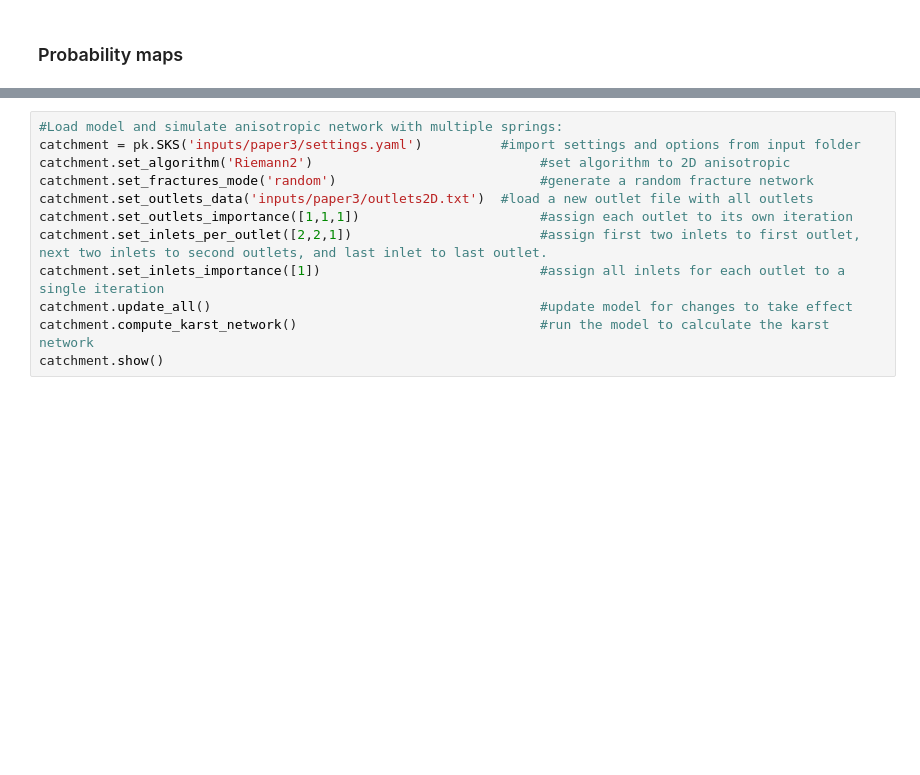
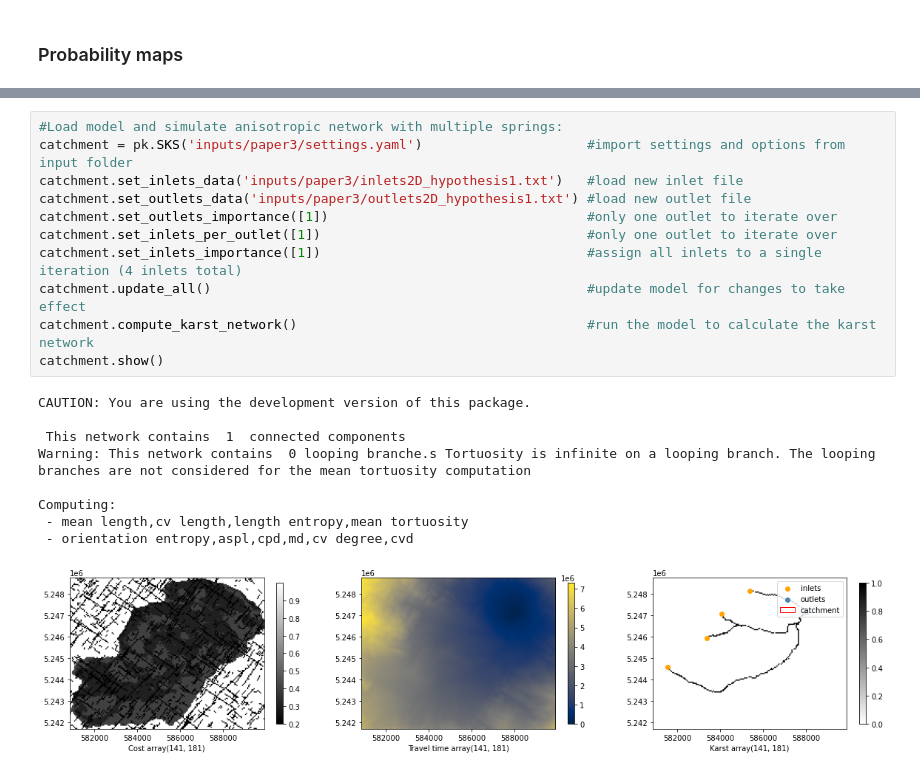
Before and after one commit to randlab/pyKasso, a Jupyter notebook: notebooks/Paper3.ipynb, the cells around one changed output, grey strips where cells are left out. Drawn from its saved outputs; the diff is of its cells as text; blank space fills up the shorter version.

Commit message:
hypothesis 1 quick run

```diff
--- a/notebooks/Paper3.ipynb
+++ b/notebooks/Paper3.ipynb
@@ -361,12 +365,21 @@ plt.legend(handles=legend, loc=[1.01,0.15])
 # %%
 #Load model and simulate anisotropic network with multiple springs:
-catchment = pk.SKS('inputs/paper3/settings.yaml')          #import settings and options from input folder
-catchment.set_algorithm('Riemann2')                             #set algorithm to 2D anisotropic
-catchment.set_fractures_mode('random')                          #generate a random fracture network
-catchment.set_outlets_data('inputs/paper3/outlets2D.txt')  #load a new outlet file with all outlets
-catchment.set_outlets_importance([1,1,1])                       #assign each outlet to its own iteration
-catchment.set_inlets_per_outlet([2,2,1])                        #assign first two inlets to first outlet, next two inlets to second outlets, and last inlet to last outlet.
-catchment.set_inlets_importance([1])                            #assign all inlets for each outlet to a single iteration
-catchment.update_all()                                          #update model for changes to take effect
-catchment.compute_karst_network()                               #run the model to calculate the karst network
+catchment = pk.SKS('inputs/paper3/settings.yaml')                     #import settings and options from input folder
+catchment.set_inlets_data('inputs/paper3/inlets2D_hypothesis1.txt')   #load new inlet file
+catchment.set_outlets_data('inputs/paper3/outlets2D_hypothesis1.txt') #load new outlet file
+catchment.set_outlets_importance([1])                                 #only one outlet to iterate over
+catchment.set_inlets_per_outlet([1])                                  #only one outlet to iterate over
+catchment.set_inlets_importance([1])                                  #assign all inlets to a single iteration (4 inlets total)
+catchment.update_all()                                                #update model for changes to take effect
+catchment.compute_karst_network()                                     #run the model to calculate the karst network
 catchment.show()
+# %% [output]
+CAUTION: You are using the development version of this package.
+
+ This network contains  1  connected components
+Warning: This network contains  0 looping branche.s Tortuosity is infinite on a looping branch. The looping branches are not considered for the mean tortuosity computation
+
+Computing:
+ - mean length,cv length,length entropy,mean tortuosity
+ - orientation entropy,aspl,cpd,md,cv degree,cvd
+[figure, added]
```
Also changed, not shown: parts of 6 cells of this notebook.
